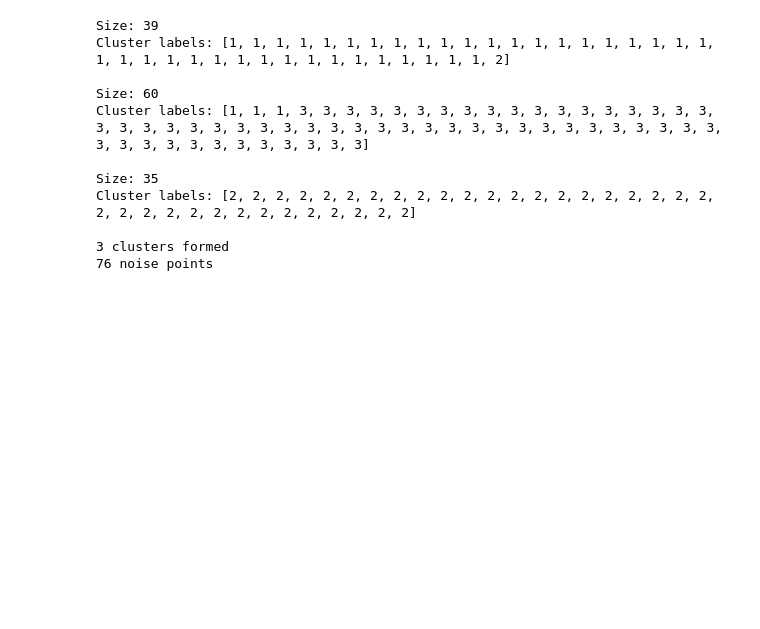
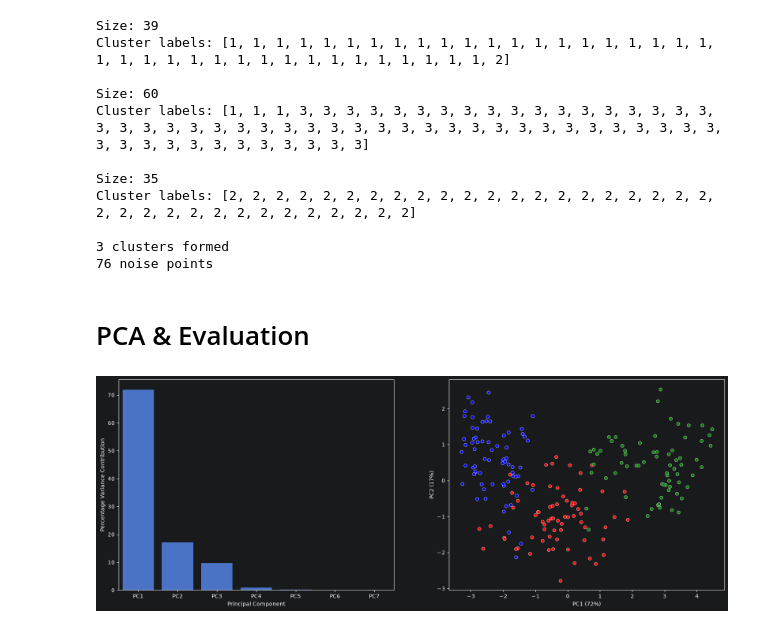
Before and after one commit to MANAS-AI-TaskPhase-26-27/sourashis-iv, a Jupyter notebook: Task2/clustering.ipynb, the cells around one changed output. Drawn from its saved outputs; the diff is of its cells as text; code cells hidden in the pictures; blank space fills up the shorter version.

```diff
--- a/Task2/clustering.ipynb
+++ b/Task2/clustering.ipynb
@@ -258,3 +282,35 @@ Cluster labels: [2, 2, 2, 2, 2, 2, 2, 2, 2, 2, 2, 2, 2, 2, 2, 2, 2, 2, 2, 2, 2,
 
 3 clusters formed
 76 noise points
+# %% [markdown]
+ # PCA & Evaluation
+# %%
+X = standardize(data.drop(columns=['Class'])).to_numpy()
+cov = X.T @ X / (X.shape[0]-1)    # covariance matrix
+
+eig_val, eig_vec = np.linalg.eig(cov)
+eig_val, eig_vec = eig_val.real, eig_vec.real
+var_sum = eig_val.sum()     # sum of variances
+
+fig, ax = plt.subplots(1, 2, figsize=(20, 7))
+sns.barplot(x=[f'PC{i}' for i in range(1, 8)], y=np.sort(eig_val, descending=True)/var_sum*100, ax=ax[0])
+ax[0].set_xlabel('Principal Component')
+ax[0].set_ylabel('Percentage Variance Contribution')
+
+idx1 = np.argmax(eig_val)
+pc1, pc1_var = eig_vec[:, idx1], eig_val[idx1]
+eig_val, eig_vec = np.delete(eig_val, idx1), np.delete(eig_vec, idx1, axis=1)
+idx2 = np.argmax(eig_val)
+pc2, pc2_var = eig_vec[:, idx2], eig_val[idx2]
+
+W = np.stack([pc1, pc2], axis=1)    # projection matrix
+X_pca = X @ W
+
+colors = ['red', 'green', 'blue']
+for i in range(3):
+    sns.scatterplot(x=X_pca[data.Class==i+1, 0], y=X_pca[data.Class==i+1, 1], color=colors[i], ax=ax[1])
+ax[1].set_xlabel(f'PC1 ({pc1_var/var_sum*100:.0f}%)')
+ax[1].set_ylabel(f'PC2 ({pc2_var/var_sum*100:.0f}%)')
+plt.show()
+# %% [output]
+[figure, added]
```
Also changed, not shown: parts of 12 cells of this notebook.
